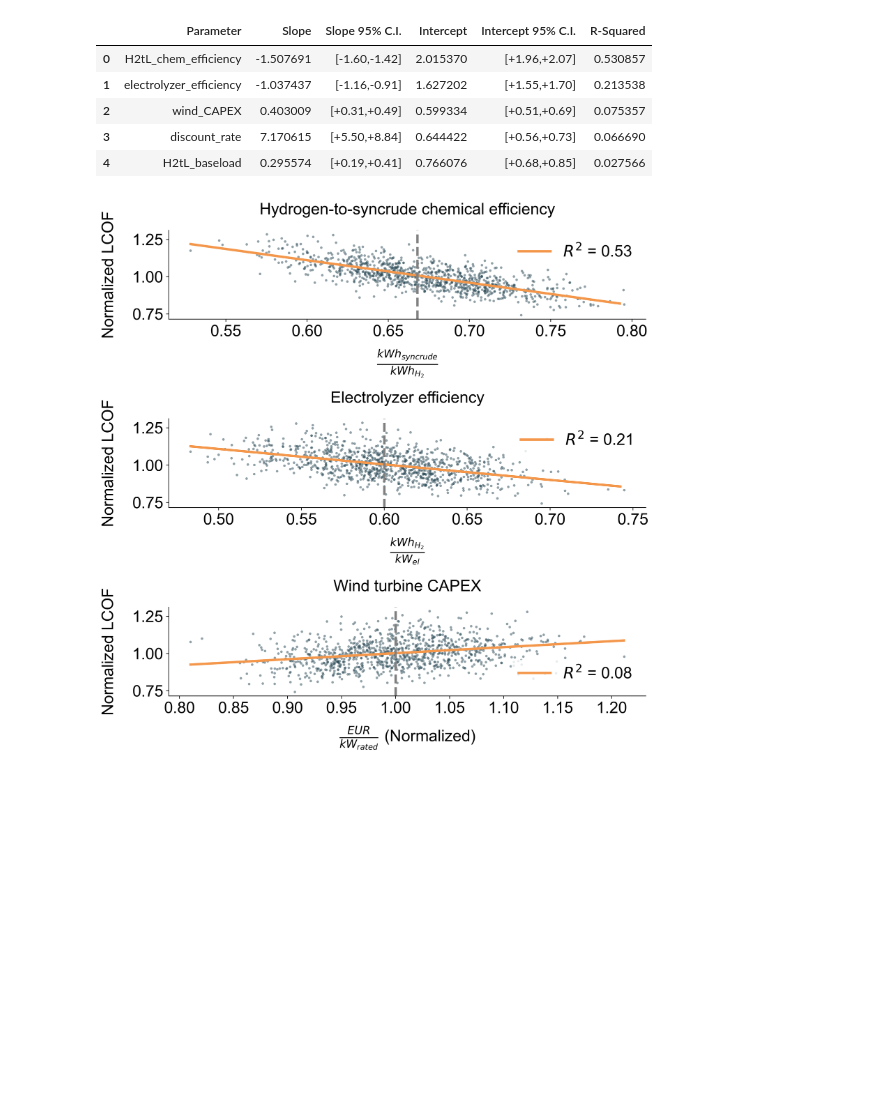
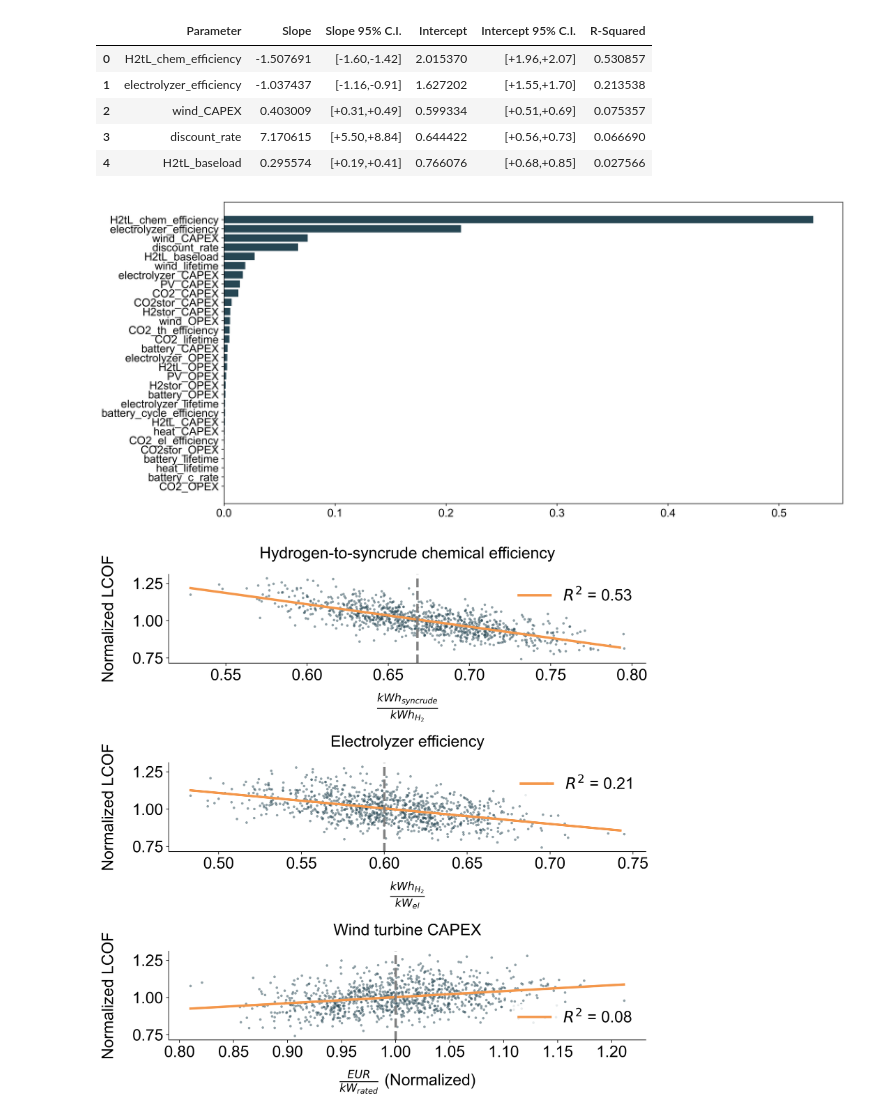
Before and after one commit to kwdseymour/EuroSAFs, a Jupyter notebook: scripts/analysis/sensitivity_analysis.ipynb, the cells around one changed output. Cells and saved outputs as stored; diff of their text form; code cells hidden in the pictures; blank space fills up the shorter version.

```diff
--- a/scripts/analysis/sensitivity_analysis.ipynb
+++ b/scripts/analysis/sensitivity_analysis.ipynb
@@ -45,7 +45,7 @@ for country in countries:
         df = df.append(pd.read_csv(file_glob,index_col=0))#.set_index(['lat','lon'])
     df['country'] = country
     results_2020_raw = results_2020_raw.append(df)
-results_2020 = results_2020_raw.drop(columns=specs_names)
+results_2020 = results_2020_raw.drop(columns=[x for x in specs_names if x in results_2020_raw.columns])
 
 # Merge the above two dataframes
 # combined = sensitivity.merge(results_2020,on=['lat','lon','shore_designation'],how='left',suffixes=('_sensi','_2020'))
@@ -153,6 +106,11 @@ ols_reg.sort_values('R-Squared',ascending=False).reset_index(drop=True).head(5)
 # %%
 ols_reg.sort_values('R-Squared',ascending=False).reset_index(drop=True).to_latex('../../latex/sensitivity_parameters_export.tex',index=False)
 ols_reg.sort_values('R-Squared',ascending=False).reset_index(drop=True).to_csv('../../latex/sensitivity_parameters_export.csv',index=False)
+# %%
+ols_reg_bar = ols_reg.sort_values('R-Squared',ascending=True)
+plt.barh(ols_reg_bar.Parameter, ols_reg_bar['R-Squared'], );
+# %% [output]
+[figure, added]
 # %%
 figsize=(10,10)
 fontsize=figsize[0]*2
```
Also changed, not shown: parts of 9 cells of this notebook.
